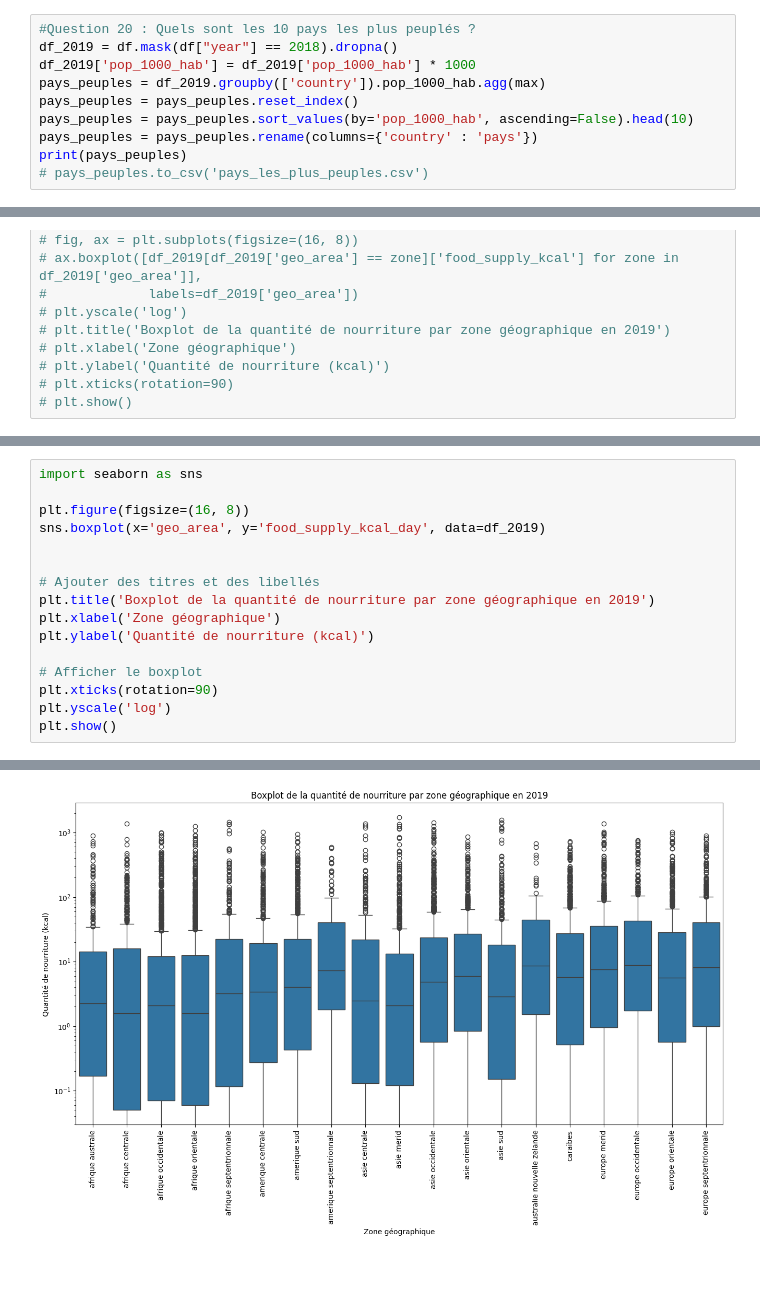
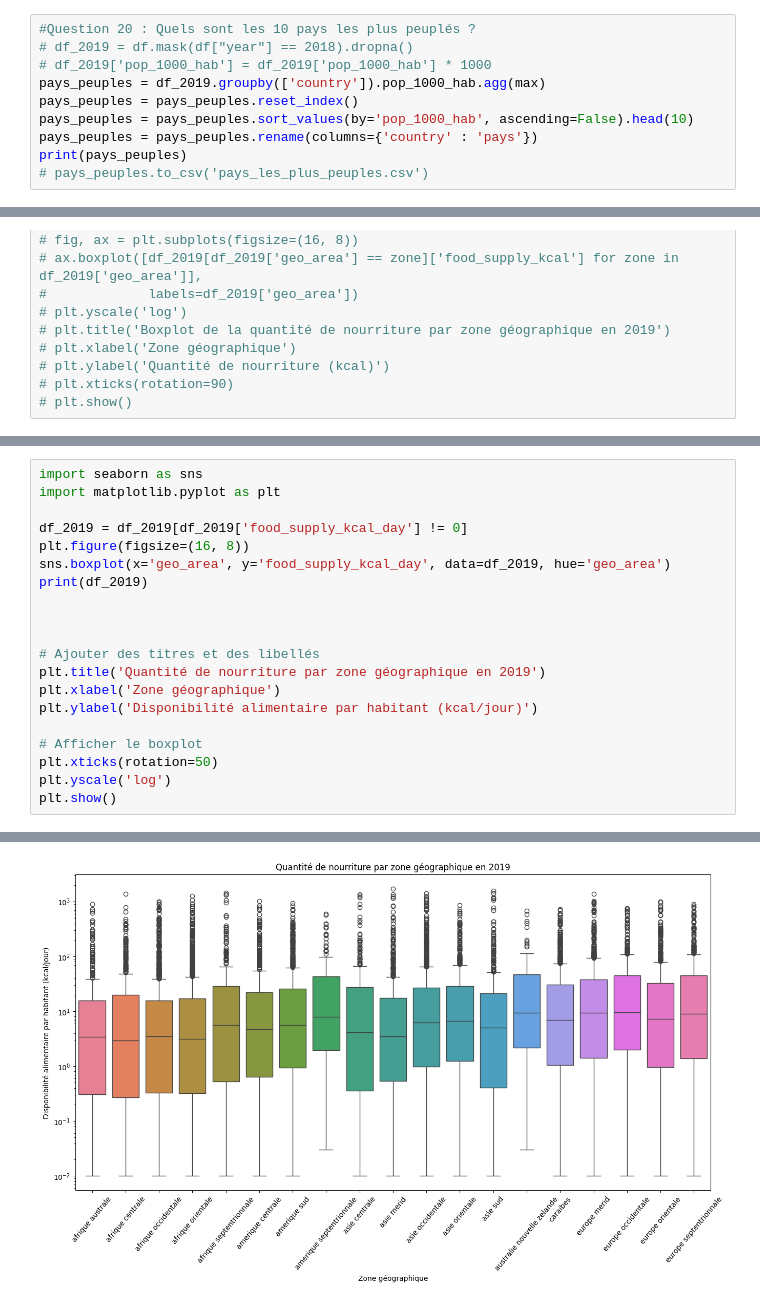
Before and after one commit to Melobgn/Brief-pandas-SEM, a Jupyter notebook: dataframes.ipynb, the cells around one changed output, grey strips where cells are left out. Drawn from its saved outputs; the diff is of its cells as text; blank space fills up the shorter version.

```diff
--- a/dataframes.ipynb
+++ b/dataframes.ipynb
@@ -345,7 +357,7 @@ stats_desc = df_2019['food_supply_quantity_kg_year'].describe()
 # %%
 #Question 20 : Quels sont les 10 pays les plus peuplés ?
-df_2019 = df.mask(df["year"] == 2018).dropna()
-df_2019['pop_1000_hab'] = df_2019['pop_1000_hab'] * 1000
+# df_2019 = df.mask(df["year"] == 2018).dropna()
+# df_2019['pop_1000_hab'] = df_2019['pop_1000_hab'] * 1000
 pays_peuples = df_2019.groupby(['country']).pop_1000_hab.agg(max)
 pays_peuples = pays_peuples.reset_index()
 pays_peuples = pays_peuples.sort_values(by='pop_1000_hab', ascending=False).head(10)
@@ -480,17 +471,21 @@ NameError: name 'databoxplotarea' is not defined
 # %%
 import seaborn as sns
+import matplotlib.pyplot as plt
 
+df_2019 = df_2019[df_2019['food_supply_kcal_day'] != 0]
 plt.figure(figsize=(16, 8))
-sns.boxplot(x='geo_area', y='food_supply_kcal_day', data=df_2019)
+sns.boxplot(x='geo_area', y='food_supply_kcal_day', data=df_2019, hue='geo_area')
+print(df_2019)
+
 
 
 # Ajouter des titres et des libellés
-plt.title('Boxplot de la quantité de nourriture par zone géographique en 2019')
+plt.title('Quantité de nourriture par zone géographique en 2019')
 plt.xlabel('Zone géographique')
-plt.ylabel('Quantité de nourriture (kcal)')
+plt.ylabel('Disponibilité alimentaire par habitant (kcal/jour)')
 
 # Afficher le boxplot
-plt.xticks(rotation=90)
+plt.xticks(rotation=50)
 plt.yscale('log')
 plt.show()
 # %% [output]
@@ -497 +509 @@ plt.show()
-[figure, old version]
+[figure, new version]
```
Also changed, not shown: parts of 8 cells of this notebook, 9 other files.
